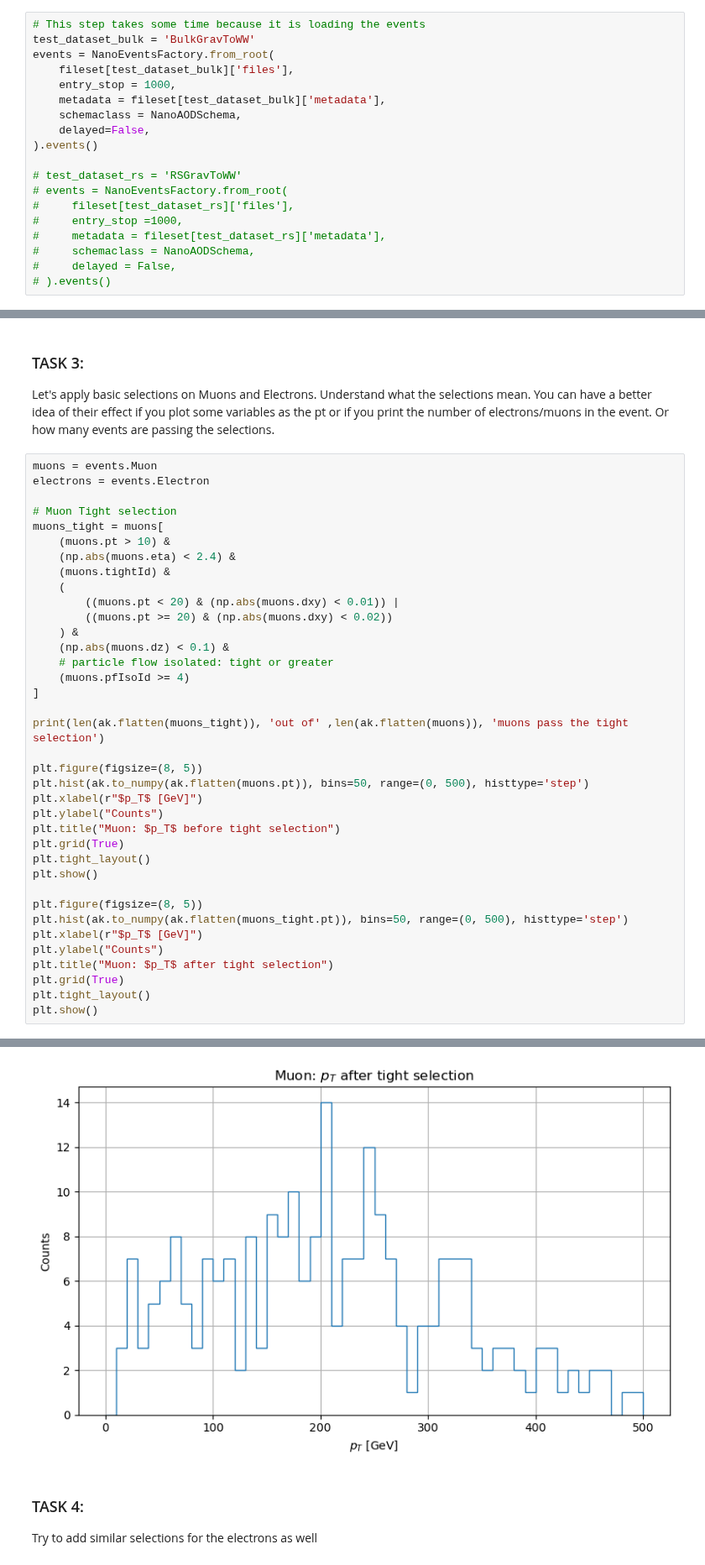
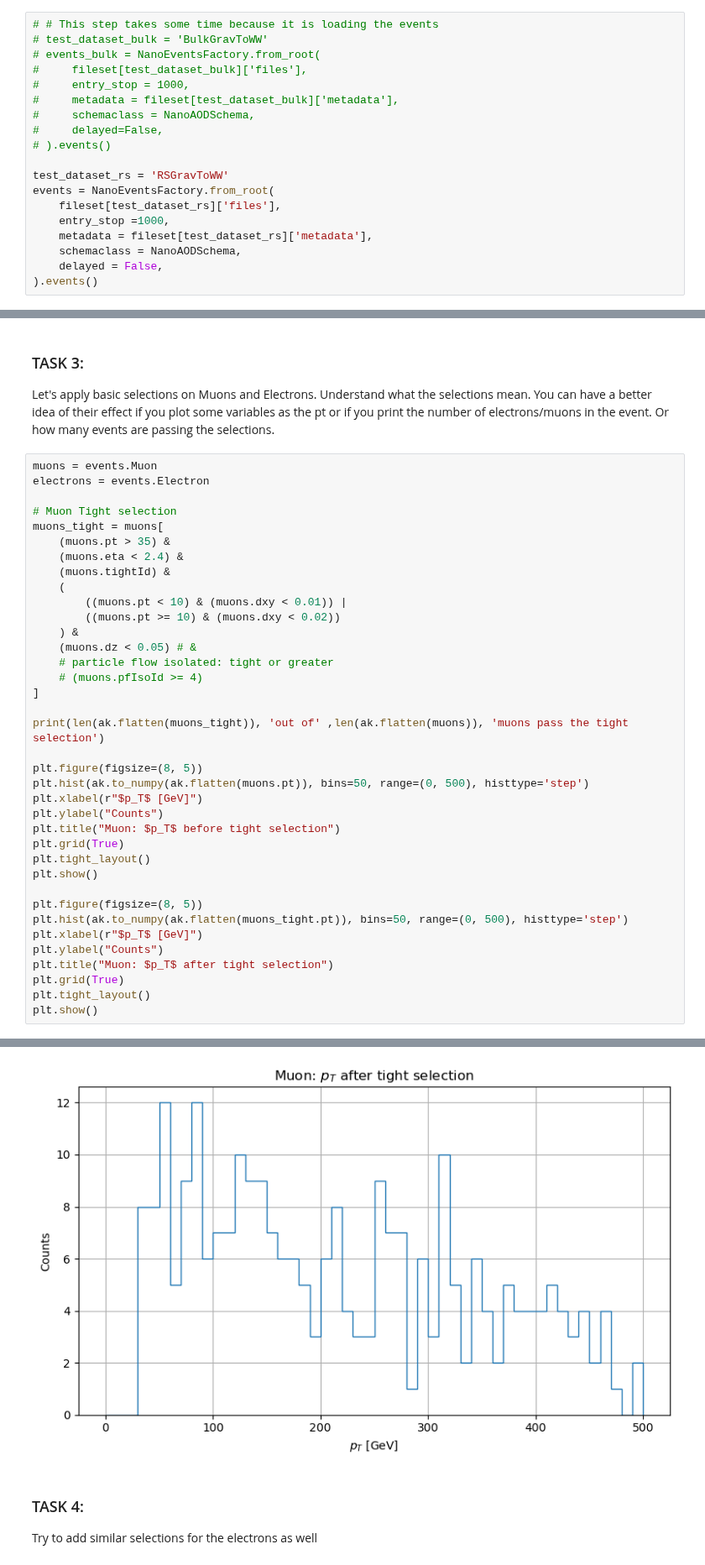
Before and after one commit to aimenobaid/polarization, a Jupyter notebook: resonancesTest_selections_h5.ipynb, the cells around one changed output, grey strips where cells are left out. Shown at 84% size. Drawn from its saved outputs; the diff is of its cells as text.

```diff
--- a/resonancesTest_selections_h5.ipynb
+++ b/resonancesTest_selections_h5.ipynb
@@ -55,24 +55,24 @@ fileset = {
     }
 }
 # %%
-# This step takes some time because it is loading the events
-test_dataset_bulk = 'BulkGravToWW'
+# # This step takes some time because it is loading the events
+# test_dataset_bulk = 'BulkGravToWW'
+# events_bulk = NanoEventsFactory.from_root(
+#     fileset[test_dataset_bulk]['files'],
+#     entry_stop = 1000,
+#     metadata = fileset[test_dataset_bulk]['metadata'],
+#     schemaclass = NanoAODSchema,
+#     delayed=False,
+# ).events()
+
+test_dataset_rs = 'RSGravToWW'
 events = NanoEventsFactory.from_root(
-    fileset[test_dataset_bulk]['files'],
-    entry_stop = 1000,
-    metadata = fileset[test_dataset_bulk]['metadata'],
+    fileset[test_dataset_rs]['files'],
+    entry_stop =1000,
+    metadata = fileset[test_dataset_rs]['metadata'],
     schemaclass = NanoAODSchema,
-    delayed=False,
+    delayed = False,
 ).events()
-
-# test_dataset_rs = 'RSGravToWW'
-# events = NanoEventsFactory.from_root(
-#     fileset[test_dataset_rs]['files'],
-#     entry_stop =1000,
-#     metadata = fileset[test_dataset_rs]['metadata'],
-#     schemaclass = NanoAODSchema,
-#     delayed = False,
-# ).events()
 # %% [markdown]
 ### Selecting interesting events
 
@@ -116,16 +116,16 @@ electrons = events.Electron
 
 # Muon Tight selection
 muons_tight = muons[
-    (muons.pt > 10) &
-    (np.abs(muons.eta) < 2.4) &
+    (muons.pt > 35) &
+    (muons.eta < 2.4) &
     (muons.tightId) &
     (
-        ((muons.pt < 20) & (np.abs(muons.dxy) < 0.01)) |
-        ((muons.pt >= 20) & (np.abs(muons.dxy) < 0.02))
+        ((muons.pt < 10) & (muons.dxy < 0.01)) |
+        ((muons.pt >= 10) & (muons.dxy < 0.02))
     ) &
-    (np.abs(muons.dz) < 0.1) &
+    (muons.dz < 0.05) # &
     # particle flow isolated: tight or greater
-    (muons.pfIsoId >= 4)
+    # (muons.pfIsoId >= 4)
 ]
 
 print(len(ak.flatten(muons_tight)), 'out of' ,len(ak.flatten(muons)), 'muons pass the tight selection')
@@ -153,4 +153,4 @@ plt.show()
-[figure, old version]
+[figure, new version]
 # %% [markdown]
 ### TASK 4:
 
```
Also changed, not shown: parts of 18 cells of this notebook.
